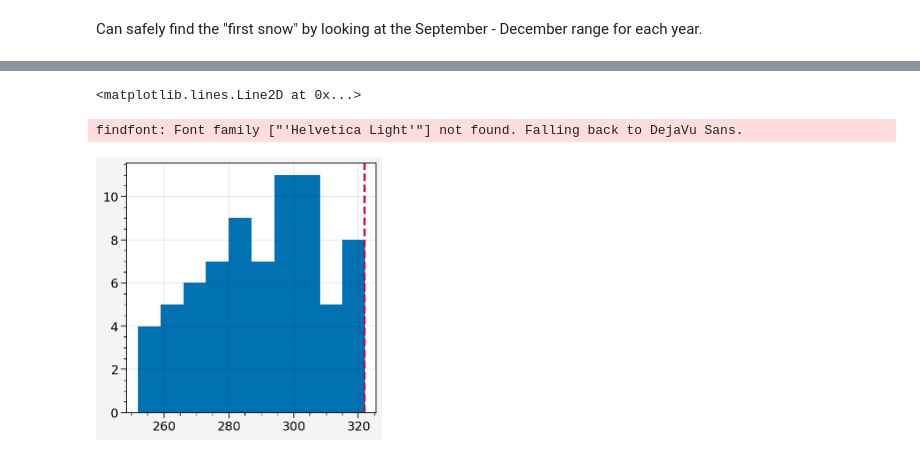
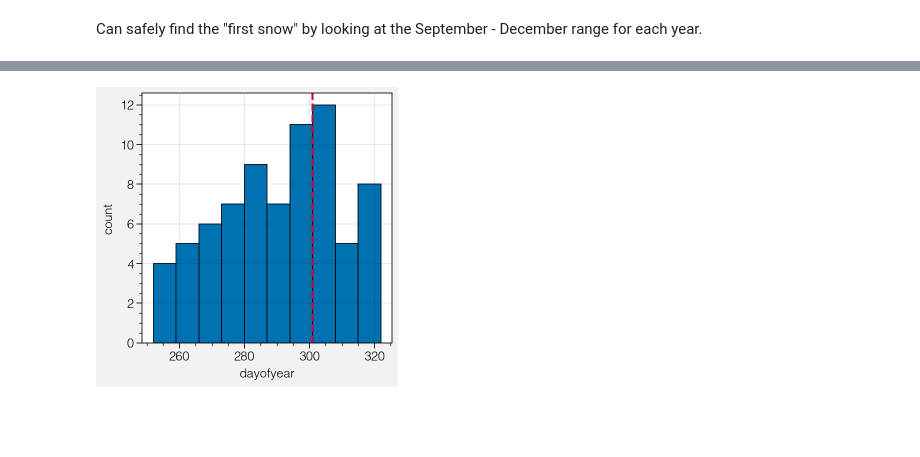
Before and after one commit to bradyrx/boulder_first_snow, a Jupyter notebook: notebooks/boulder-first-snow-analysis.ipynb, the cells around one changed output, grey strips where cells are left out. Cells and saved outputs as stored; diff of their text form; code cells hidden in the pictures; blank space fills up the shorter version.

```diff
--- a/notebooks/boulder-first-snow-analysis.ipynb
+++ b/notebooks/boulder-first-snow-analysis.ipynb
@@ -11,6 +11,13 @@ import pandas as pd
 import xarray as xr
 import proplot as plot
 import seaborn as sb
+import pint_xarray
+import datetime
+
+today = datetime.date.today()
+CURRENT_YEAR = today.year
+
+%matplotlib inline
 # %% [output]
 [interactive output not drawn]
 # %%
@@ -31,7 +38,11 @@ for index, row in data.iterrows():
 # %% [output]
 [interactive output not drawn]
 # %%
-ds = xr.DataArray(data["snow (in)"], dims=["time"], coords=[datetime]).rename("snow")
+ds = (
+    xr.DataArray(data["snow (in)"], dims=["time"], coords=[datetime])
+    .rename("snow")
+    .pint.quantify("inches")
+)
 # %% [output]
 [interactive output not drawn]
 # %%
@@ -74,8 +94,8 @@ def find_first_snow(ds, year):
     elif year == 2020:
         return cftime.DatetimeAllLeap(2020, 9, 8, 0, 0, 0)
     # Put latest year in manually since the database is not yet updated.
-    elif year == 2021:
-        return cftime.DatetimeAllLeap(2021, 11, 17, 0, 0, 0)
+    elif year == 2022:
+        return cftime.DatetimeAllLeap(2022, 10, 27, 0, 0, 0)
     annual_subset = ds.sel(time=slice(f"{year}-08", f"{year}-12"))
     try:
         idx = (annual_subset > 0).argmax("time")
@@ -86,8 +106,8 @@ def find_first_snow(ds, year):
 # %% [output]
 [interactive output not drawn]
 # %%
-result = [find_first_snow(ds, year) for year in np.arange(1948, 2022)]
-result = xr.DataArray(result, dims=["year"], coords=[np.arange(1948, 2022)])
+result = [find_first_snow(ds, year) for year in np.arange(1948, CURRENT_YEAR + 1)]
+result = xr.DataArray(result, dims=["year"], coords=[np.arange(1948, CURRENT_YEAR + 1)])
 # %% [output]
 [interactive output not drawn]
 # %%
@@ -105,12 +125,11 @@ yday = result.to_index().dayofyear
 # %%
 f, ax = plot.subplots()
 ax.hist(yday)
 # Add red dashed line for today's snow.
 ax.axvline(yday[-1], color="cherry", linestyle="--")
+ax.format(xlabel="dayofyear", ylabel="count")
 # %% [output]
-<matplotlib.lines.Line2D at 0x...>
-findfont: Font family ["'Helvetica Light'"] not found. Falling back to DejaVu Sans.
-[figure, old version]
+[figure, new version]
 [interactive output not drawn]
 # %%
 def plot_snow(ax, x, y, c, s=14, **kwargs):
```
Also changed, not shown: parts of 2 cells of this notebook, 4 other files.
